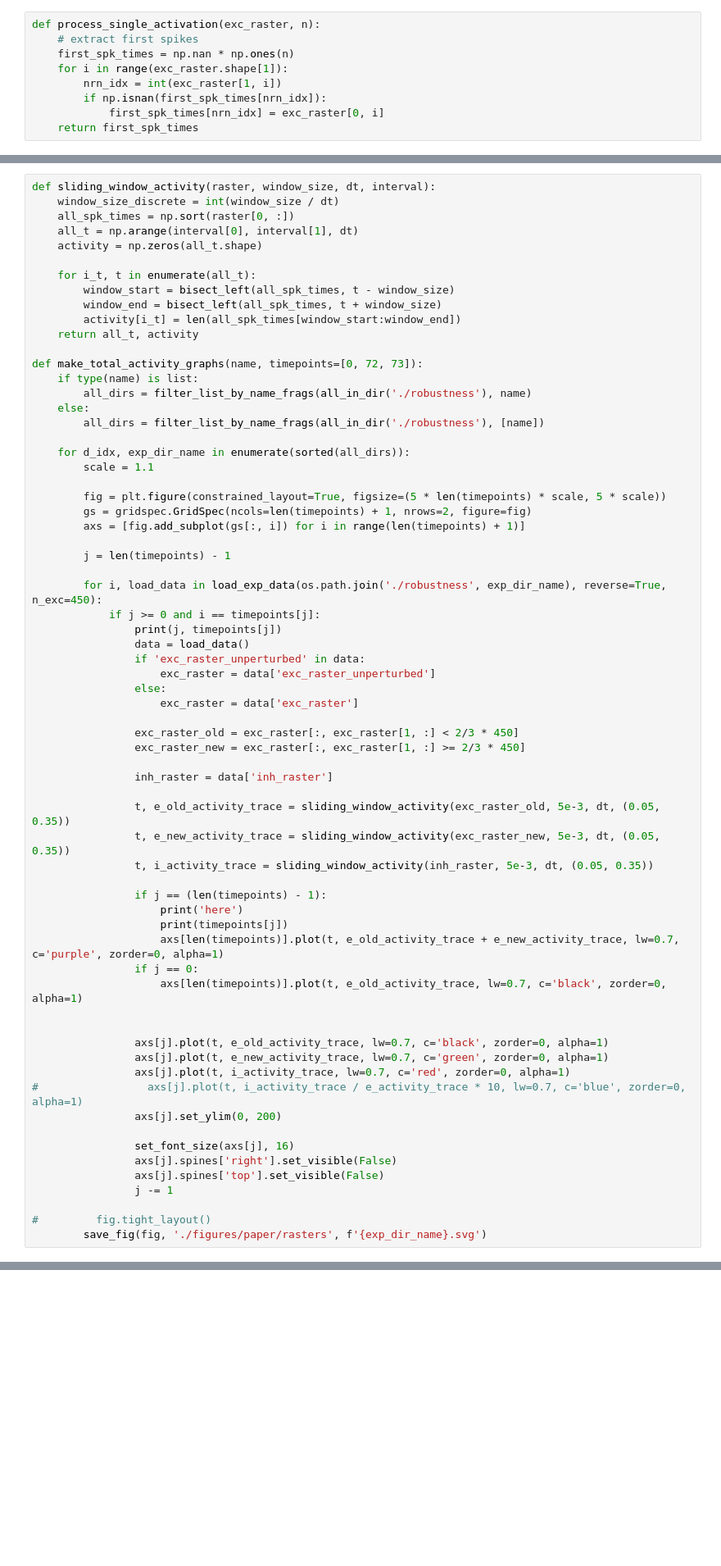
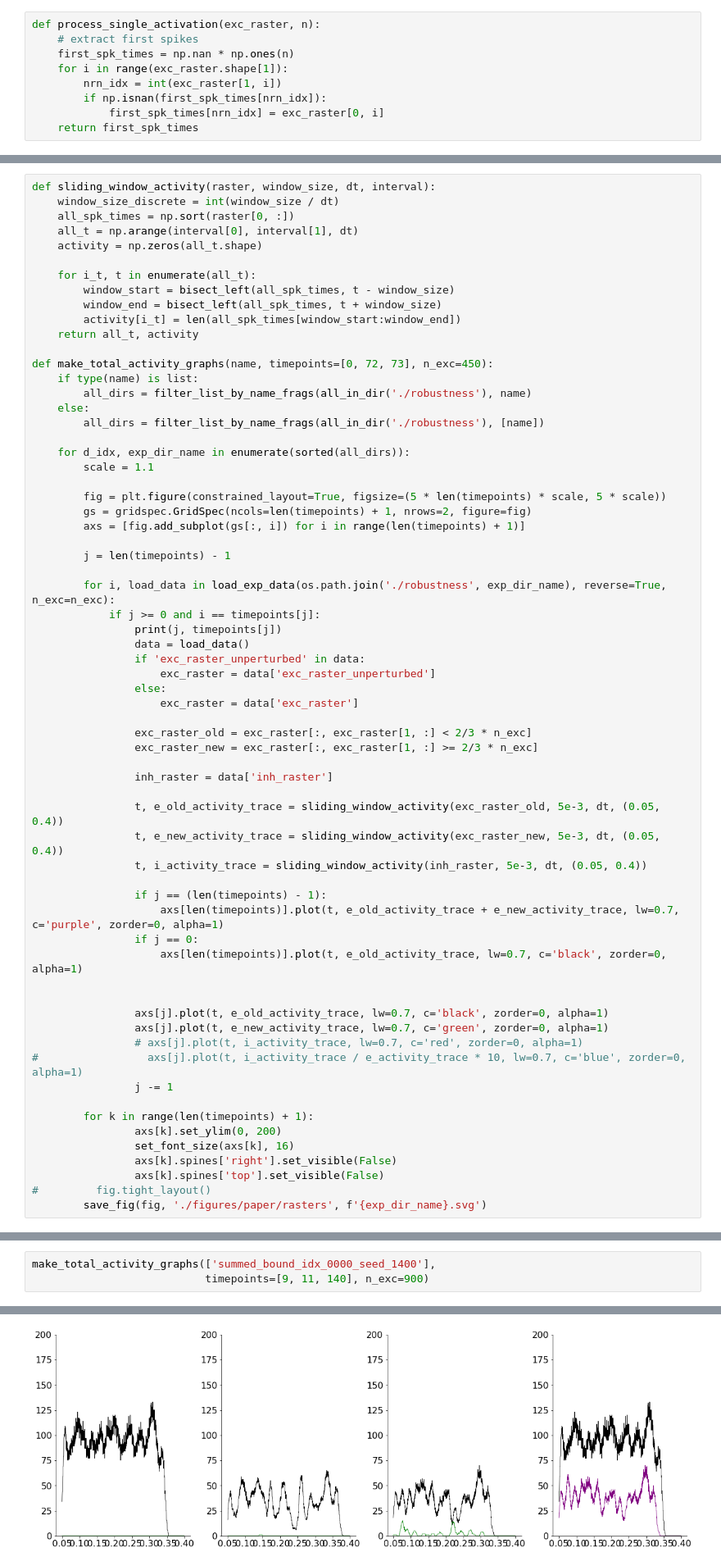
Before and after one commit to davidgbe/synfire_chain_growth, a Jupyter notebook: resilience_project_22_04_13/neurogenesis_+_heterosynaptic_comp_22_04_13/firing_rate_bound_neurogenesis_22_04_20/nb.ipynb, the cells around one changed output, grey strips where cells are left out. Shown: that part at 82% size. Drawn from its saved outputs; the diff is of its cells as text; blank space fills up the shorter version.

```diff
--- a/resilience_project_22_04_13/neurogenesis_+_heterosynaptic_comp_22_04_13/firing_rate_bound_neurogenesis_22_04_20/nb.ipynb
+++ b/resilience_project_22_04_13/neurogenesis_+_heterosynaptic_comp_22_04_13/firing_rate_bound_neurogenesis_22_04_20/nb.ipynb
@@ -321,7 +321,7 @@ def sliding_window_activity(raster, window_size, dt, interval):
         activity[i_t] = len(all_spk_times[window_start:window_end])
     return all_t, activity
 
-def make_total_activity_graphs(name, timepoints=[0, 72, 73]):
+def make_total_activity_graphs(name, timepoints=[0, 72, 73], n_exc=450):
     if type(name) is list:
         all_dirs = filter_list_by_name_frags(all_in_dir('./robustness'), name)
     else:
@@ -336,7 +336,7 @@ def make_total_activity_graphs(name, timepoints=[0, 72, 73]):
 
         j = len(timepoints) - 1
 
-        for i, load_data in load_exp_data(os.path.join('./robustness', exp_dir_name), reverse=True, n_exc=450):
+        for i, load_data in load_exp_data(os.path.join('./robustness', exp_dir_name), reverse=True, n_exc=n_exc):
             if j >= 0 and i == timepoints[j]:
                 print(j, timepoints[j])
                 data = load_data()
@@ -345,18 +345,16 @@ def make_total_activity_graphs(name, timepoints=[0, 72, 73]):
                 else:
                     exc_raster = data['exc_raster']
 
-                exc_raster_old = exc_raster[:, exc_raster[1, :] < 2/3 * 450]
-                exc_raster_new = exc_raster[:, exc_raster[1, :] >= 2/3 * 450]
+                exc_raster_old = exc_raster[:, exc_raster[1, :] < 2/3 * n_exc]
+                exc_raster_new = exc_raster[:, exc_raster[1, :] >= 2/3 * n_exc]
 
                 inh_raster = data['inh_raster']
 
-                t, e_old_activity_trace = sliding_window_activity(exc_raster_old, 5e-3, dt, (0.05, 0.35))
-                t, e_new_activity_trace = sliding_window_activity(exc_raster_new, 5e-3, dt, (0.05, 0.35))
-                t, i_activity_trace = sliding_window_activity(inh_raster, 5e-3, dt, (0.05, 0.35))
+                t, e_old_activity_trace = sliding_window_activity(exc_raster_old, 5e-3, dt, (0.05, 0.4))
+                t, e_new_activity_trace = sliding_window_activity(exc_raster_new, 5e-3, dt, (0.05, 0.4))
+                t, i_activity_trace = sliding_window_activity(inh_raster, 5e-3, dt, (0.05, 0.4))
 
                 if j == (len(timepoints) - 1):
-                    print('here')
-                    print(timepoints[j])
                     axs[len(timepoints)].plot(t, e_old_activity_trace + e_new_activity_trace, lw=0.7, c='purple', zorder=0, alpha=1)
                 if j == 0:
                     axs[len(timepoints)].plot(t, e_old_activity_trace, lw=0.7, c='black', zorder=0, alpha=1)
@@ -364,14 +362,14 @@ def make_total_activity_graphs(name, timepoints=[0, 72, 73]):
 
                 axs[j].plot(t, e_old_activity_trace, lw=0.7, c='black', zorder=0, alpha=1)
                 axs[j].plot(t, e_new_activity_trace, lw=0.7, c='green', zorder=0, alpha=1)
-                axs[j].plot(t, i_activity_trace, lw=0.7, c='red', zorder=0, alpha=1)
+                # axs[j].plot(t, i_activity_trace, lw=0.7, c='red', zorder=0, alpha=1)
 #                 axs[j].plot(t, i_activity_trace / e_activity_trace * 10, lw=0.7, c='blue', zorder=0, alpha=1)
-                axs[j].set_ylim(0, 200)
-
-                set_font_size(axs[j], 16)
-                axs[j].spines['right'].set_visible(False)
-                axs[j].spines['top'].set_visible(False)
                 j -= 1
 
+        for k in range(len(timepoints) + 1):
+                axs[k].set_ylim(0, 200)
+                set_font_size(axs[k], 16)
+                axs[k].spines['right'].set_visible(False)
+                axs[k].spines['top'].set_visible(False)
 #         fig.tight_layout()
         save_fig(fig, './figures/paper/rasters', f'{exp_dir_name}.svg')
@@ -399,0 +376,4 @@ here
+# %%
+make_total_activity_graphs(['summed_bound_idx_0000_seed_1400'],
+                           timepoints=[9, 11, 140], n_exc=900)
+# %% [output]
@@ -399,0 +389 @@ here
+[figure, added]
```
Also changed, not shown: parts of 11 cells of this notebook, 4 other files.
